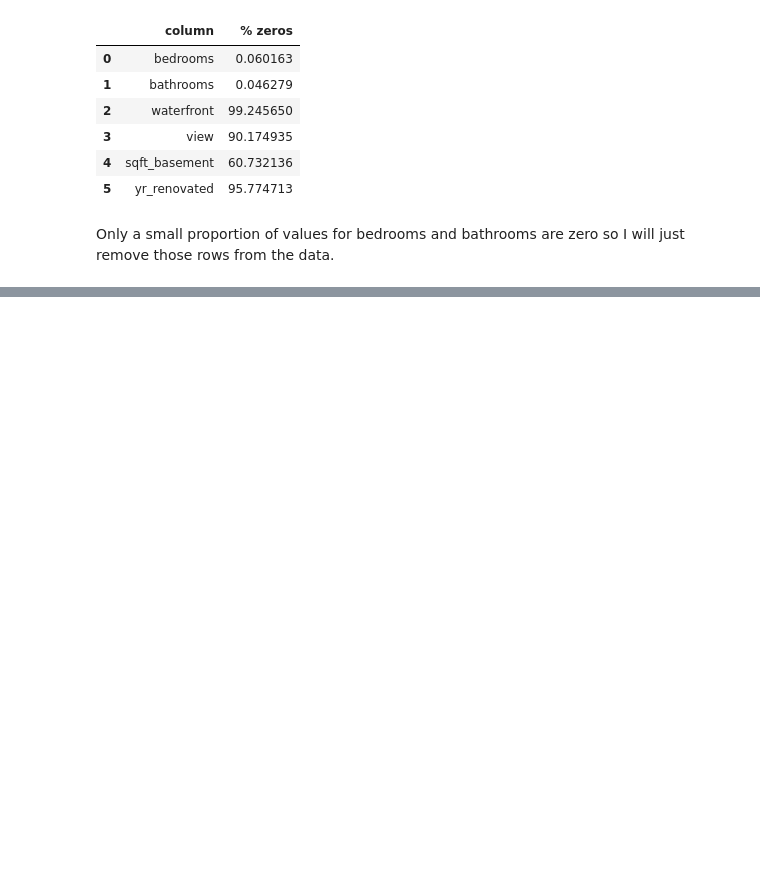
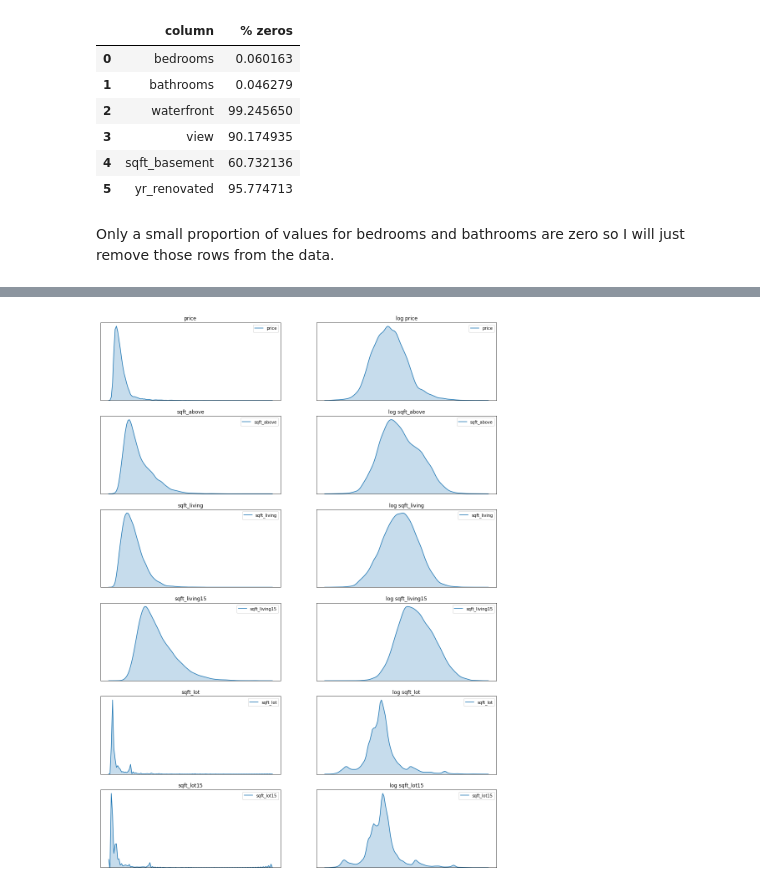
Before and after one commit to georgewillben/King_County_House_Prices, a Jupyter notebook: 3 - Data Cleaning.ipynb, the cells around one changed output, grey strips where cells are left out. Saved outputs shown, nothing was run; the diff lists cells and outputs as text; code cells hidden in the pictures; blank space fills up the shorter version.

```diff
--- a/3 - Data Cleaning.ipynb
+++ b/3 - Data Cleaning.ipynb
@@ -155,0 +175,29 @@ df = df[df["bathrooms"] != 0]
+# %%
+# generate subplots
+fig, axes = plt.subplots(6, 2, figsize=(17, 24))
+
+# loop over the list of columns recorded
+for i, col in enumerate(cols_to_log):
+
+    # create 2 axes one for the original
+    # and one for the log transformed column
+    ax1 = axes[i, 0]
+    ax2 = axes[i, 1]
+
+    # create a kde plot for the original column
+    ax1.set_title(col)
+    sns.kdeplot(df[col], ax=ax1, shade=True)
+    ax1.set_xticks([])
+    ax1.set_yticks([])
+
+    # create a kde plot for the log transformed column
+    ax2.set_title("log " + col)
+    log_col = np.log(df[col])     # apply log transformation
+    sns.kdeplot(log_col, ax=ax2, shade=True)
+    ax2.set_xticks([])
+    ax2.set_yticks([])
+
+# display all plots
+plt.show()
+# %% [output]
+[figure, added]
```
Also changed, not shown: parts of 22 cells of this notebook, 1 other file.
